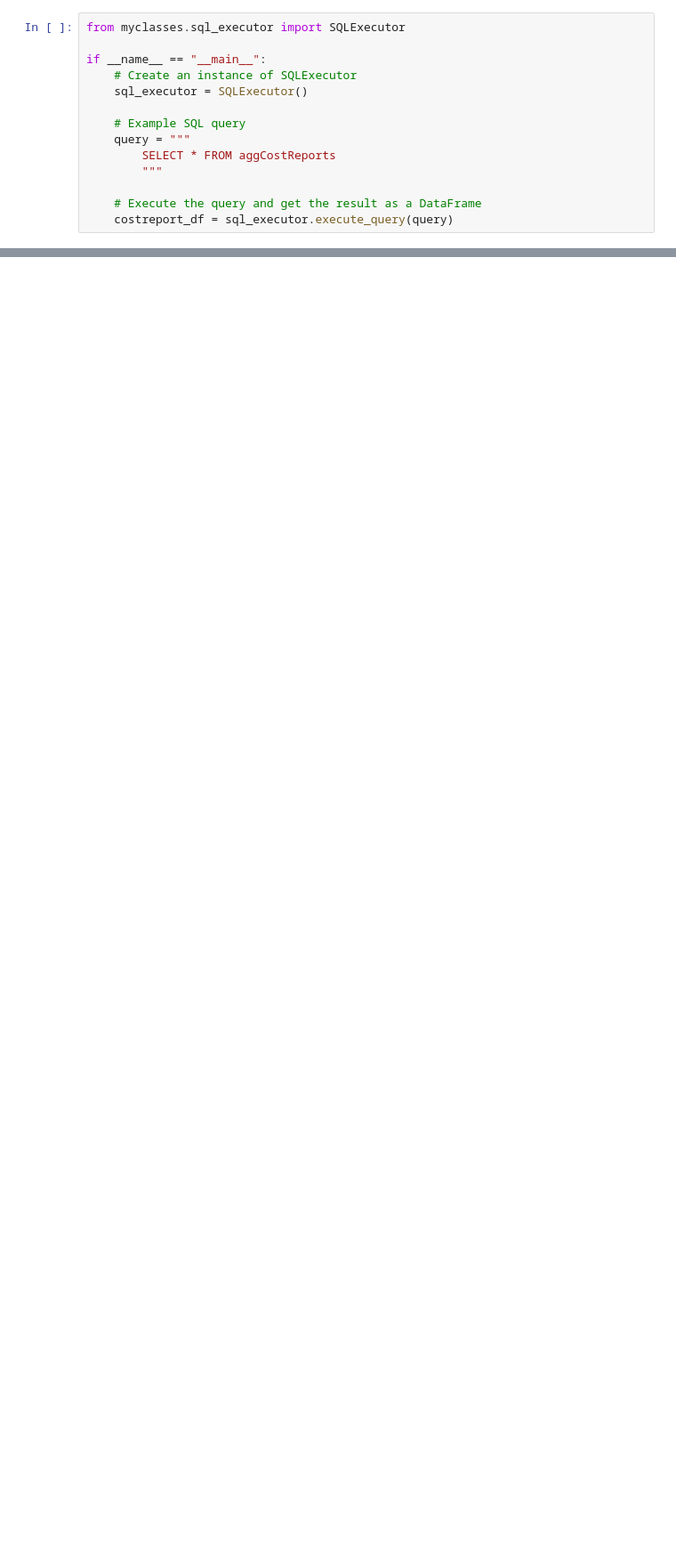
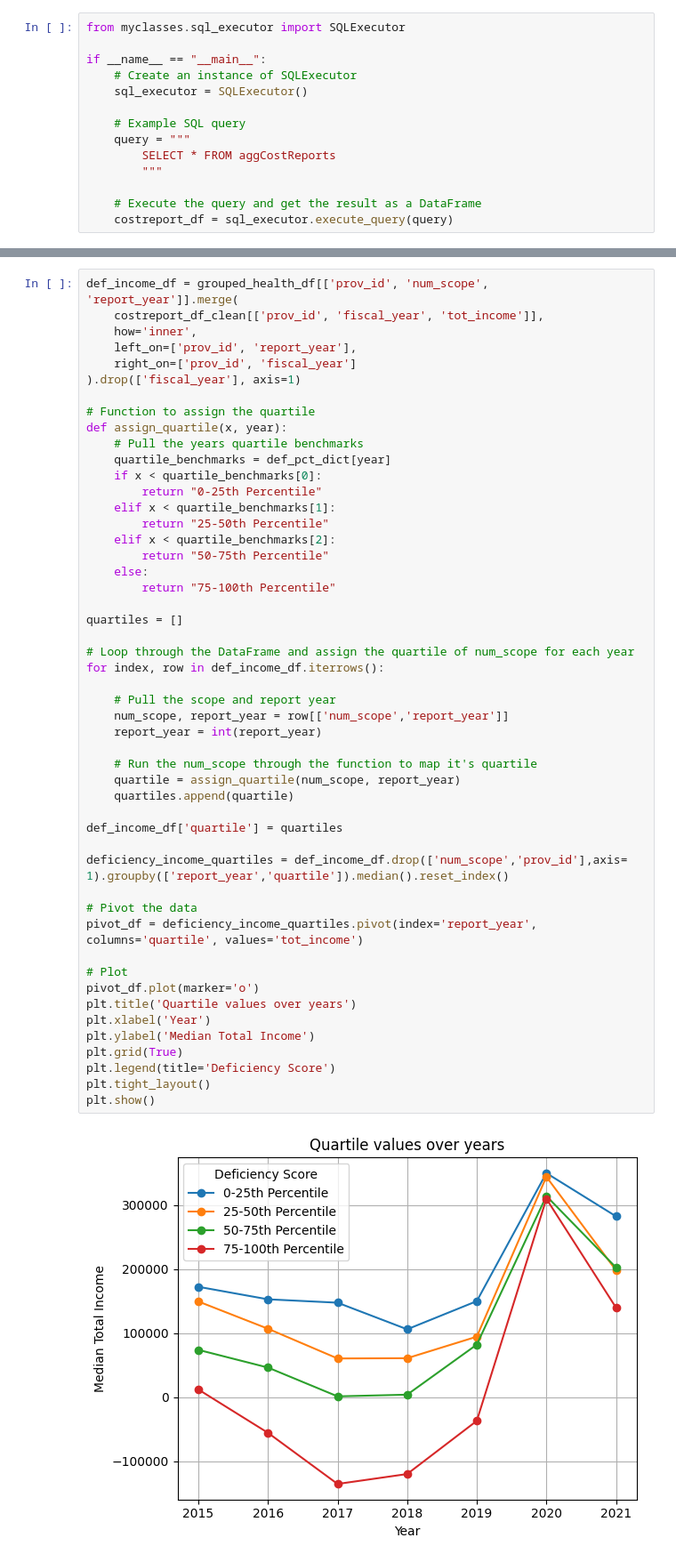
Before and after one commit to joshua-orndorff/Data-4999, a Jupyter notebook: exploratory-data-analysis.ipynb, the cells around one changed output, grey strips where cells are left out. Shown: that part at 89% size. Saved outputs shown, nothing was run; the diff lists cells and outputs as text; blank space fills up the shorter version.

```diff
--- a/exploratory-data-analysis.ipynb
+++ b/exploratory-data-analysis.ipynb
@@ -79,0 +168,52 @@ box_and_whisker('government')
+# %%
+def_income_df = grouped_health_df[['prov_id', 'num_scope', 'report_year']].merge(
+    costreport_df_clean[['prov_id', 'fiscal_year', 'tot_income']],
+    how='inner',
+    left_on=['prov_id', 'report_year'],
+    right_on=['prov_id', 'fiscal_year']
+).drop(['fiscal_year'], axis=1)
+
+# Function to assign the quartile
+def assign_quartile(x, year):
+    # Pull the years quartile benchmarks
+    quartile_benchmarks = def_pct_dict[year]
+    if x < quartile_benchmarks[0]:
+        return "0-25th Percentile"
+    elif x < quartile_benchmarks[1]:
+        return "25-50th Percentile"
+    elif x < quartile_benchmarks[2]:
+        return "50-75th Percentile"
+    else:
+        return "75-100th Percentile"
+
+quartiles = []
+
+# Loop through the DataFrame and assign the quartile of num_scope for each year
+for index, row in def_income_df.iterrows():
+
+    # Pull the scope and report year
+    num_scope, report_year = row[['num_scope','report_year']]
+    report_year = int(report_year)
+
+    # Run the num_scope through the function to map it's quartile
+    quartile = assign_quartile(num_scope, report_year)
+    quartiles.append(quartile)
+
+def_income_df['quartile'] = quartiles
+
+deficiency_income_quartiles = def_income_df.drop(['num_scope','prov_id'],axis= 1).groupby(['report_year','quartile']).median().reset_index()
+
+# Pivot the data
+pivot_df = deficiency_income_quartiles.pivot(index='report_year', columns='quartile', values='tot_income')
+
+# Plot
+pivot_df.plot(marker='o')
+plt.title('Quartile values over years')
+plt.xlabel('Year')
+plt.ylabel('Median Total Income')
+plt.grid(True)
+plt.legend(title='Deficiency Score')
+plt.tight_layout()
+plt.show()
+# %% [output]
+[figure, added]
```
Also changed, not shown: parts of 6 cells of this notebook.
